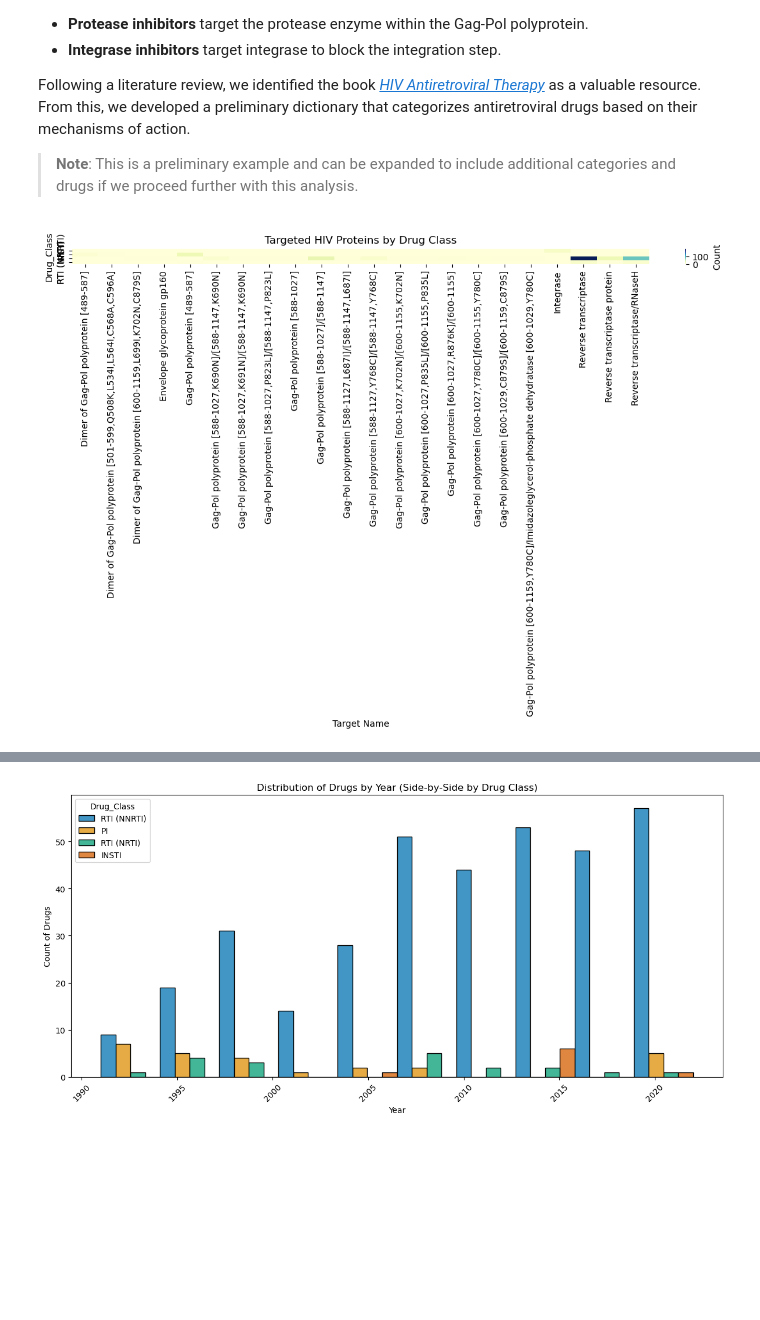
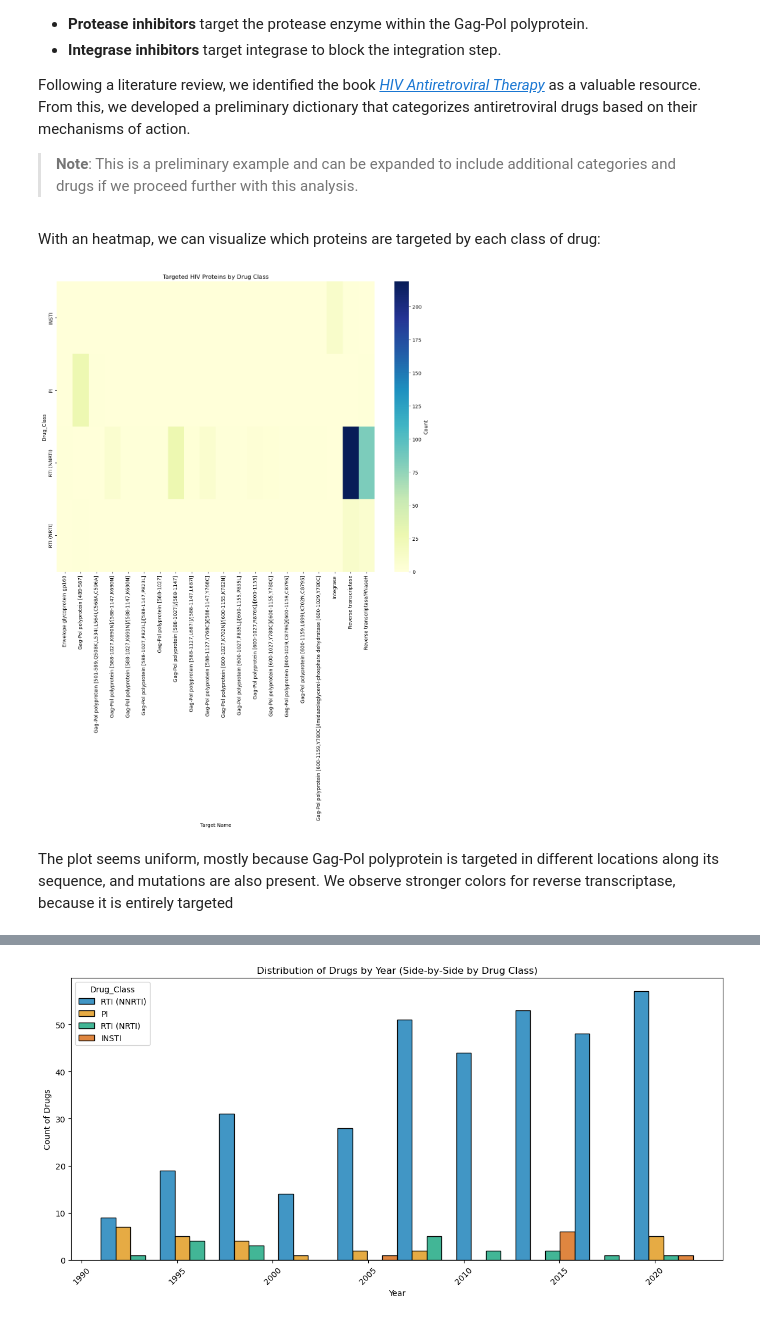
Before and after one commit to epfl-ada/ada-2024-project-adattatori, a Jupyter notebook: results.ipynb, the cells around one changed output, grey strips where cells are left out. Cells and saved outputs as stored; diff of their text form; code cells hidden in the pictures; blank space fills up the shorter version.

```diff
--- a/results.ipynb
+++ b/results.ipynb
@@ -120,6 +120,10 @@ evaluation_utils.plot_publications_per_year(hiv_doi)
 ### Targets and drug classes analysis
 In the previous section we analyzed macro-factors, such as the distribution of publications on HIV-1 across the years. We will now shift our focus on better understanding which types of drugs have been studied in the fight against HIV-1, and their targets.
 To begin, let's have a look at the most targeted proteins:
+# %%
+hiv['Target Name'] = hiv['Target Name'].str.replace("Dimer of ", "", regex=False)
+hiv['Target Name'] = hiv['Target Name'].str.replace("Reverse transcriptase protein", "Reverse transcriptase", regex=False)
+warnings.simplefilter(action='ignore', category=pd.errors.SettingWithCopyWarning) #ignore warning
 # %%
 evaluation_utils.plot_most_targeted_proteins(hiv)
 # %% [output]
@@ -229,8 +233,12 @@ filtered_data['Drug_Class'] = filtered_data['Ligand InChI Key'].map(drug_class_d
 
 # Addinga new column 'drug_name' using .loc to avoid the SettingWithCopyWarning
 filtered_data.loc[:, 'drug_name'] = filtered_data['Ligand InChI Key'].map(drug_name_dict)
+# %% [markdown]
+With an heatmap, we can visualize which proteins are targeted by each class of drug:
 # %%
-evaluation_utils.plot_protein_target_heatmap(filtered_data)
+evaluation_utils.plot_protein_target_heatmap(filtered_data, figsize=(12,16))
 # %% [output]
-[figure, old version]
+[figure, new version]
+# %% [markdown]
+The plot seems uniform, mostly because Gag-Pol polyprotein is targeted in different locations along its sequence, and mutations are also present. We observe stronger colors for reverse transcriptase, because it is entirely targeted
 # %%
```
Also changed, not shown: parts of 2 cells of this notebook, 1 other file.
